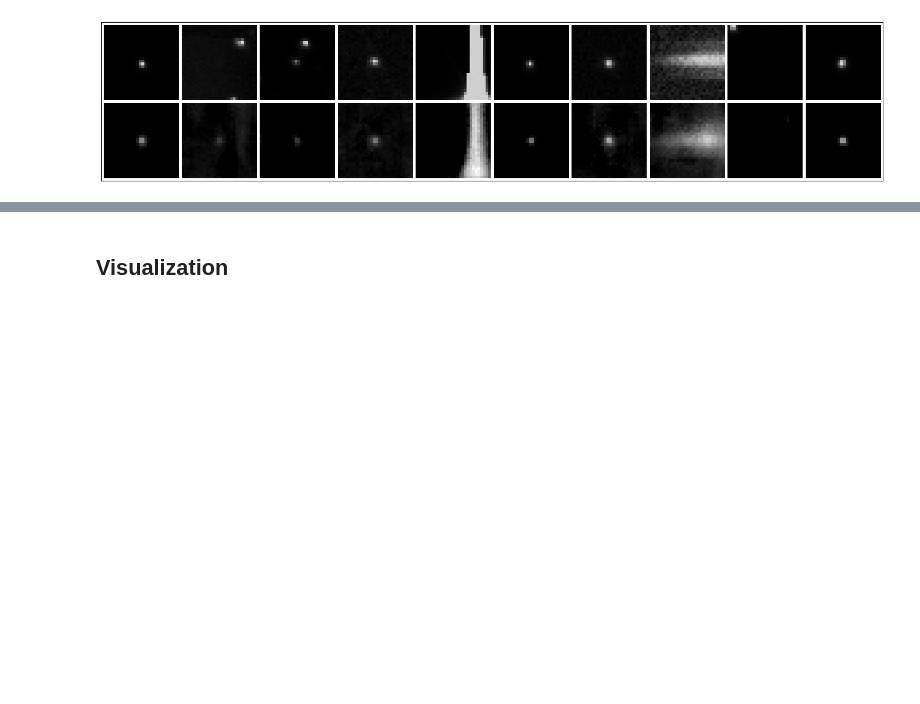
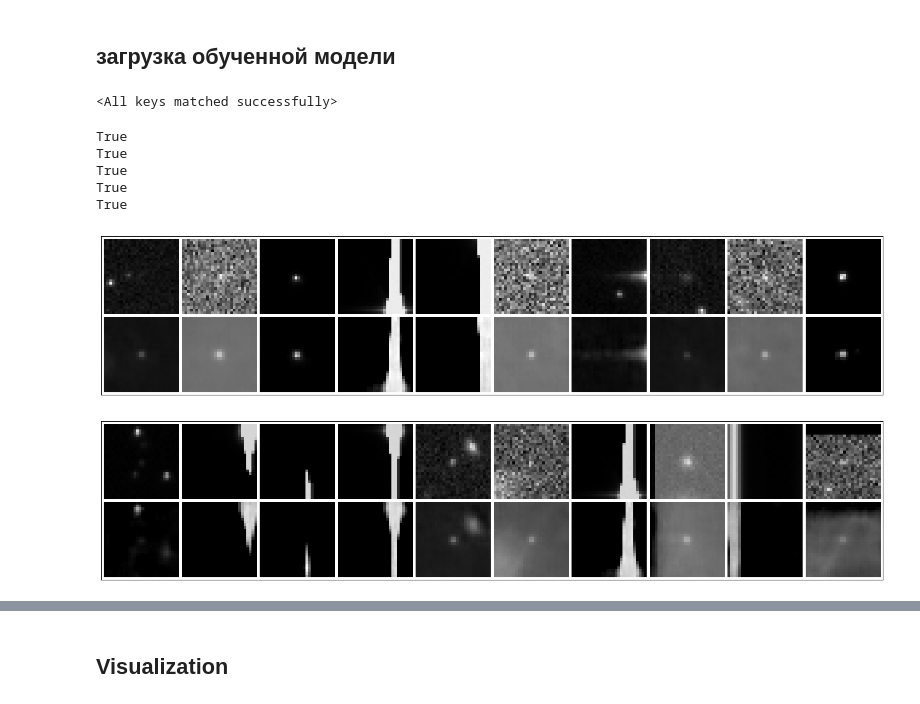
Before and after one commit to semtim/RB_ZTF, a Jupyter notebook: VAE.ipynb, the cells around one changed output, grey strips where cells are left out. Saved outputs shown, nothing was run; the diff lists cells and outputs as text; code cells hidden in the pictures; blank space fills up the shorter version.

```diff
--- a/VAE.ipynb
+++ b/VAE.ipynb
@@ -561 +437,13 @@ Train Epoch: 10 [48000/50759 (94%)]      Loss: 0.003412
+# %% [markdown]
+## загрузка обученной модели
+# %%
+latent_dim = 36
+
+encoder = VAEEncoder(latent_dim=latent_dim * 2)
+decoder = Decoder(latent_dim=latent_dim)
+
+encoder.load_state_dict(torch.load('trained_models/vae/encoder_bs256.zip'))
+decoder.load_state_dict(torch.load('trained_models/vae/decoder_bs256.zip'))
+# %% [output]
+<All keys matched successfully>
 # %%
@@ -564,6 +452,26 @@ decoder = decoder.eval()
+# %%
+for seq in decoder.decoder.children():
+    for child in seq.children():
+        if isinstance(child, nn.BatchNorm2d):
+            print(child.track_running_stats)
+# %% [output]
+True
+True
+True
+True
+True
 # %%
 run_res = run_eval(encoder, decoder, train_loader, vae_pass_handler)
 # %%
-plot_imgs(run_res['real'][:10], run_res['reconstr'][:10], name='visualizations/vae_res.pdf')
+plot_imgs(run_res['real'][100:110], run_res['reconstr'][100:110])
 # %% [output]
-[figure, old version]
+[figure, new version]
+# %%
+X = run_res['latent'][:, :latent_dim]
+isfor = IsolationForest(random_state=0).fit(X)
+pred = isfor.predict(X)
+# %%
+outliers = (pred == -1)
+plot_imgs(run_res['real'][outliers][:10], run_res['reconstr'][outliers][:10])
+# %% [output]
+[figure, added]
```
Also changed, not shown: parts of 20 cells of this notebook, 7 other files.
